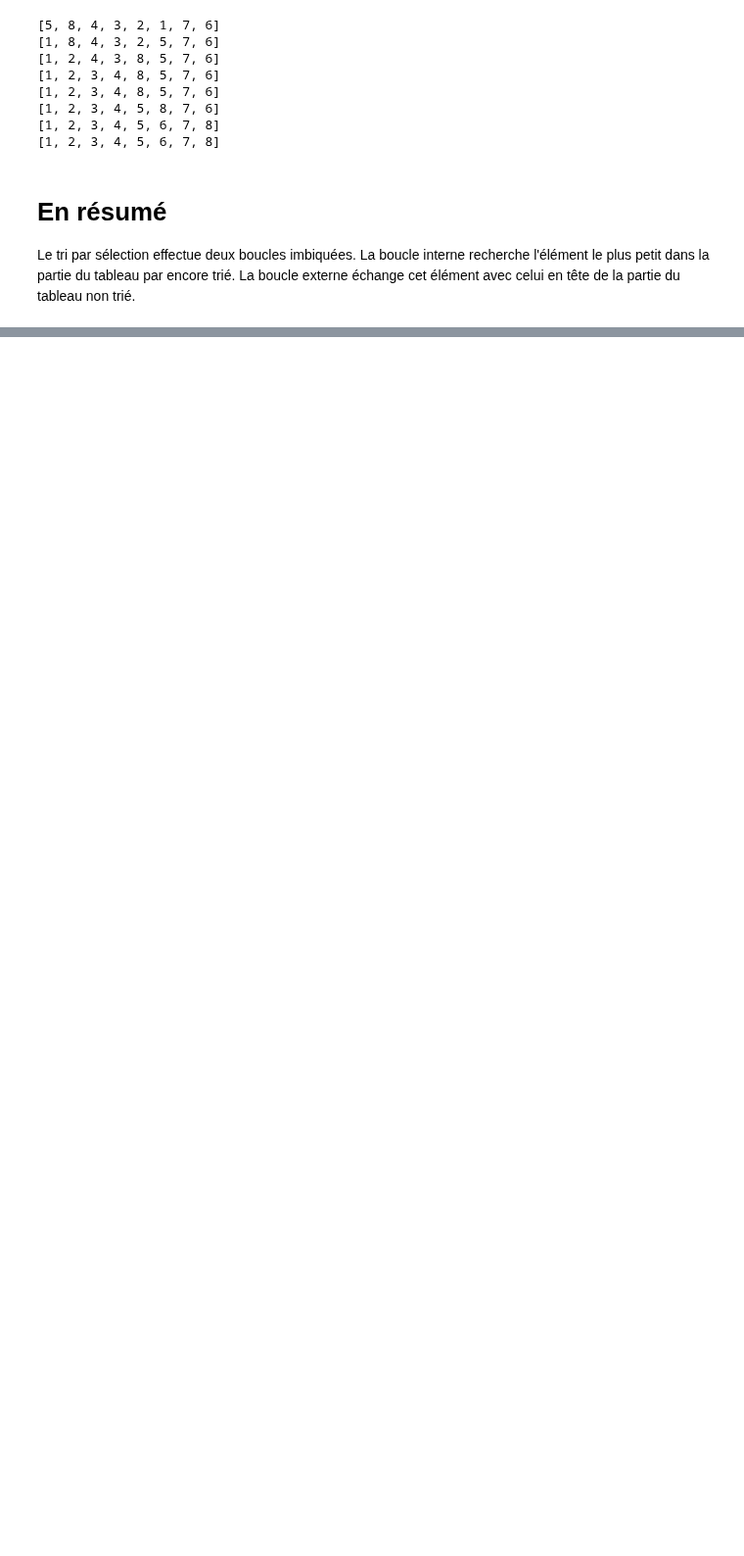
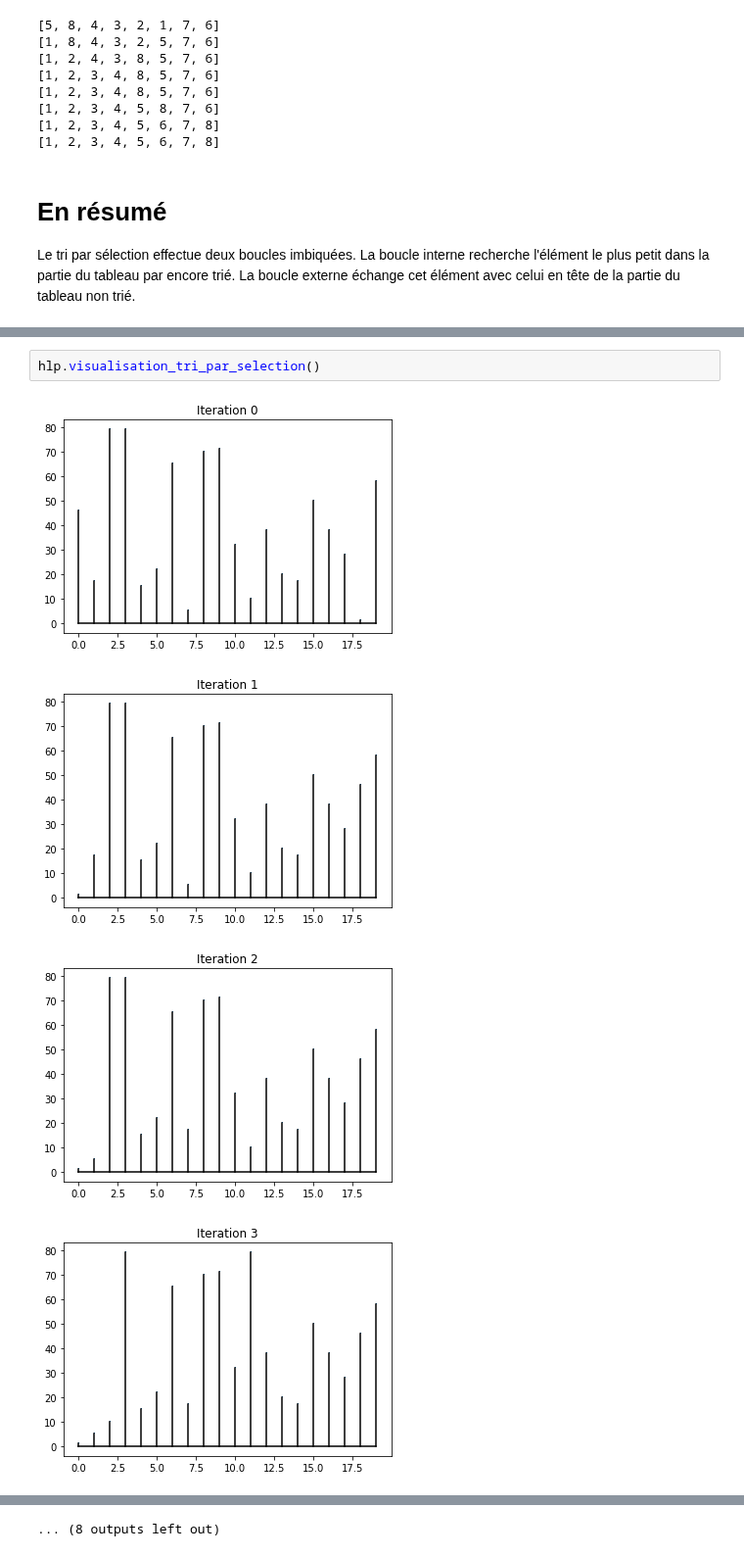
Before and after one commit to ocuisenaire/ASD1-notebooks, a Jupyter notebook: 3 - Tris/2 - Tri Par Sélection.ipynb, the cells around one changed output, grey strips where cells are left out. Shown at 98% size. Drawn from its saved outputs; the diff is of its cells as text; blank space fills up the shorter version.

```diff
--- a/3 - Tris/2 - Tri Par Sélection.ipynb
+++ b/3 - Tris/2 - Tri Par Sélection.ipynb
@@ -98,0 +196,7 @@ print(T)
+# %%
+hlp.visualisation_tri_par_selection()
+# %% [output]
+[figure, added]
+[figure, added]
+[figure, added]
+[figure, added]
@@ -98,0 +211 @@ print(T)
+... (8 outputs left out)
```
Also changed, not shown: parts of 19 cells of this notebook, 2 other files.
